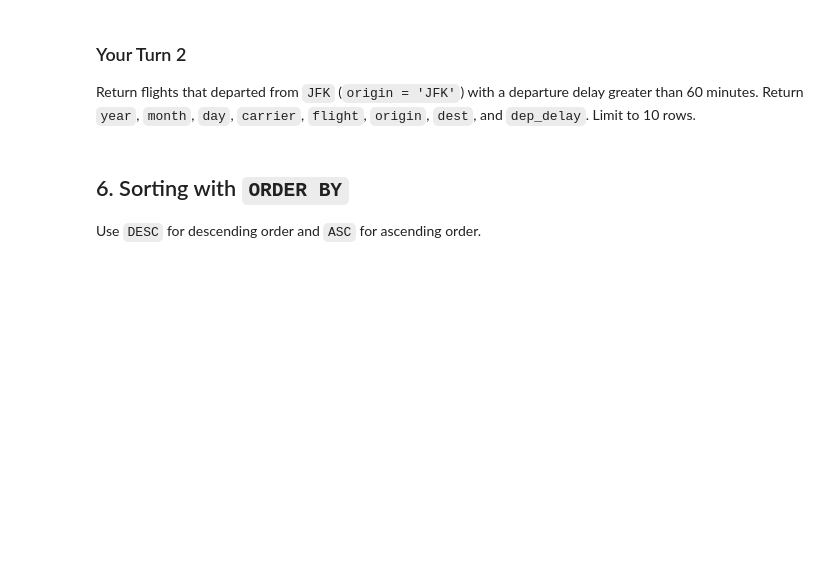
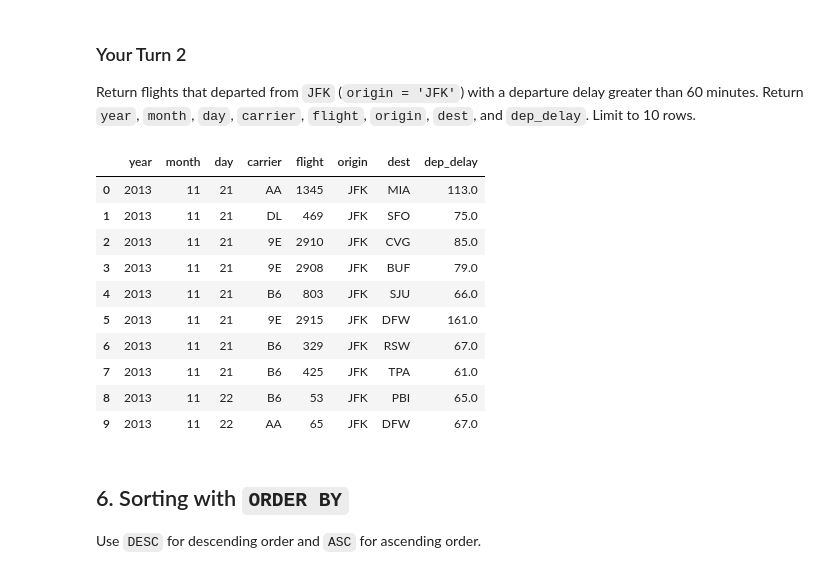
Before and after one commit to alexia-davila/ban6003-week-09-10-alexiadavila, a Jupyter notebook: notebooks/module9_neon_sql_fundamentals_guided_lab.ipynb, the cells around one changed output. Cells and saved outputs as stored; diff of their text form; code cells hidden in the pictures; blank space fills up the shorter version.

```diff
--- a/notebooks/module9_neon_sql_fundamentals_guided_lab.ipynb
+++ b/notebooks/module9_neon_sql_fundamentals_guided_lab.ipynb
@@ -188,10 +268,26 @@ Return flights that departed from `JFK` (`origin = 'JFK'`) with a departure dela
 # %%
 # Your Turn 2
 query = """
-
+SELECT year, month, day, carrier, flight, origin, dest, dep_delay
+FROM flights
+WHERE origin = 'JFK'
+AND dep_delay > 60
+LIMIT 10;
 """
 
 run_query(query, engine)
+# %% [output]
+|  | year | month | day | carrier | flight | origin | dest | dep_delay |
+| 0 | 2013 | 11 | 21 | AA | 1345 | JFK | MIA | 113.0 |
+| 1 | 2013 | 11 | 21 | DL | 469 | JFK | SFO | 75.0 |
+| 2 | 2013 | 11 | 21 | 9E | 2910 | JFK | CVG | 85.0 |
+| 3 | 2013 | 11 | 21 | 9E | 2908 | JFK | BUF | 79.0 |
+| 4 | 2013 | 11 | 21 | B6 | 803 | JFK | SJU | 66.0 |
+| 5 | 2013 | 11 | 21 | 9E | 2915 | JFK | DFW | 161.0 |
+| 6 | 2013 | 11 | 21 | B6 | 329 | JFK | RSW | 67.0 |
+| 7 | 2013 | 11 | 21 | B6 | 425 | JFK | TPA | 61.0 |
+| 8 | 2013 | 11 | 22 | B6 | 53 | JFK | PBI | 65.0 |
+| 9 | 2013 | 11 | 22 | AA | 65 | JFK | DFW | 67.0 |
 # %% [markdown]
 ## 6. Sorting with `ORDER BY`
 
```
Also changed, not shown: parts of 37 cells of this notebook, 2 other files.
